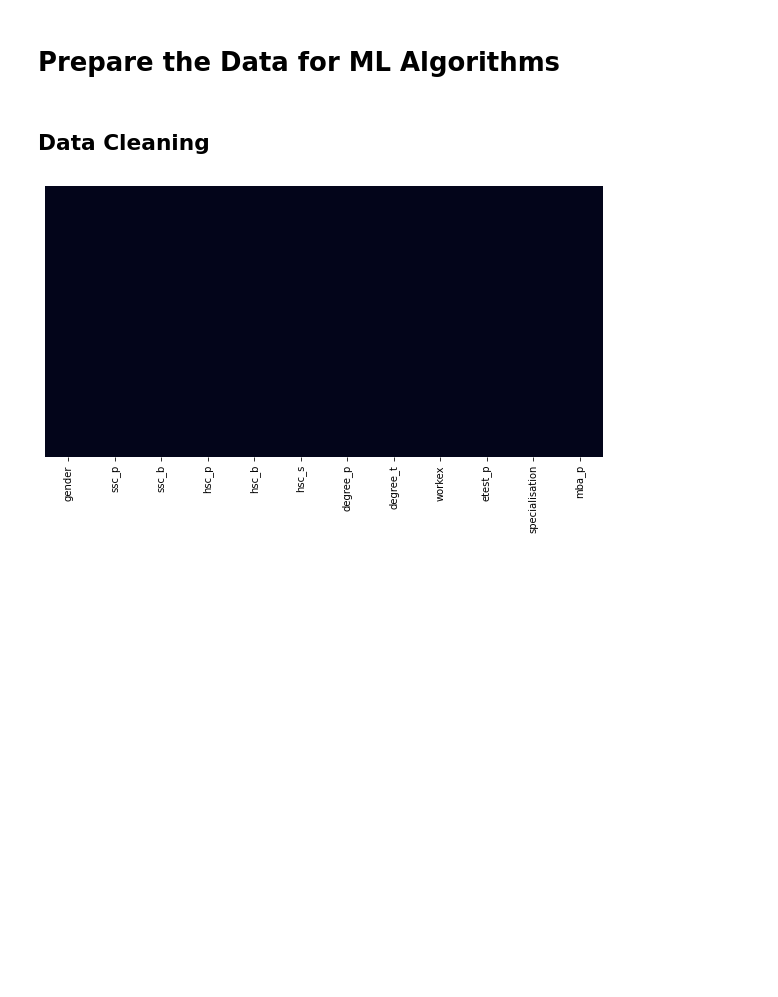
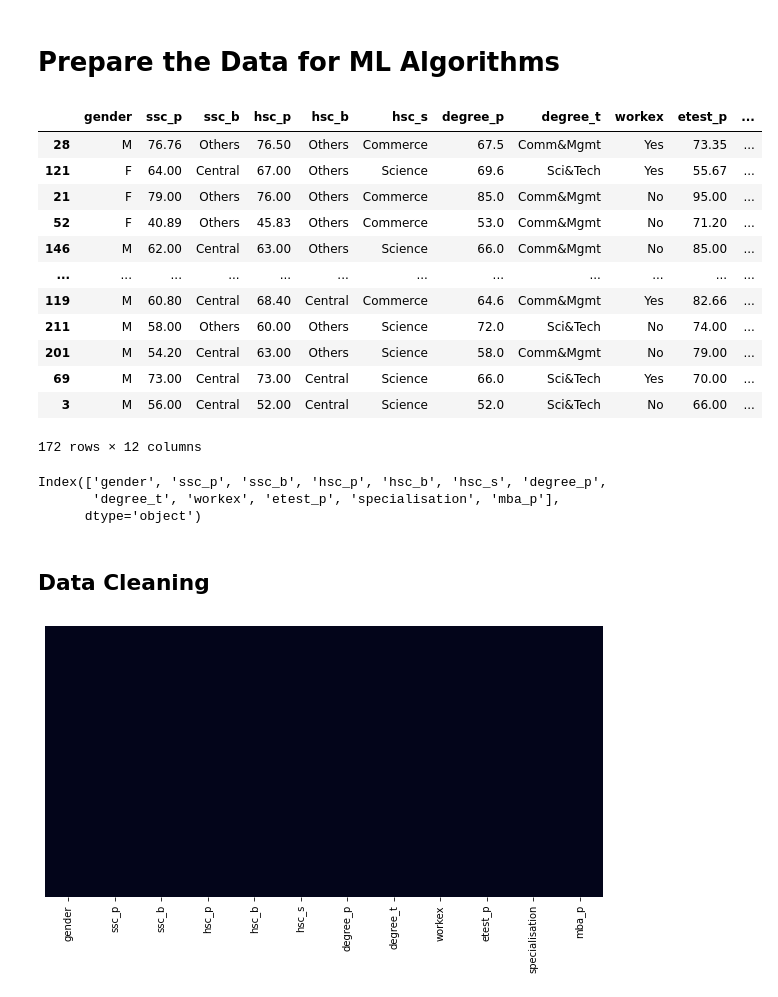
Before and after one commit to Kirushikesh/Campus_Recruitment_Prediction, a Jupyter notebook: CR_Machine_Learning.ipynb, the cells around one changed output. Cells and saved outputs as stored; diff of their text form; code cells hidden in the pictures; blank space fills up the shorter version.

```diff
--- a/CR_Machine_Learning.ipynb
+++ b/CR_Machine_Learning.ipynb
@@ -316,6 +316,28 @@ recruitment=strat_train_set.drop(['status','salary','sl_no'],axis=1)
 recruitment_labels=strat_train_set['status'].copy()
 # %%
 recruitment_labels=(recruitment_labels=='Placed').astype(np.int)
+# %%
+recruitment
+# %% [output]
+|  | gender | ssc_p | ssc_b | hsc_p | hsc_b | hsc_s | degree_p | degree_t | workex | etest_p | ... |
+| 28 | M | 76.76 | Others | 76.50 | Others | Commerce | 67.5 | Comm&Mgmt | Yes | 73.35 | ... |
+| 121 | F | 64.00 | Central | 67.00 | Others | Science | 69.6 | Sci&Tech | Yes | 55.67 | ... |
+| 21 | F | 79.00 | Others | 76.00 | Others | Commerce | 85.0 | Comm&Mgmt | No | 95.00 | ... |
+| 52 | F | 40.89 | Others | 45.83 | Others | Commerce | 53.0 | Comm&Mgmt | No | 71.20 | ... |
+| 146 | M | 62.00 | Central | 63.00 | Others | Science | 66.0 | Comm&Mgmt | No | 85.00 | ... |
+| ... | ... | ... | ... | ... | ... | ... | ... | ... | ... | ... | ... |
+| 119 | M | 60.80 | Central | 68.40 | Central | Commerce | 64.6 | Comm&Mgmt | Yes | 82.66 | ... |
+| 211 | M | 58.00 | Others | 60.00 | Others | Science | 72.0 | Sci&Tech | No | 74.00 | ... |
+| 201 | M | 54.20 | Central | 63.00 | Others | Science | 58.0 | Comm&Mgmt | No | 79.00 | ... |
+| 69 | M | 73.00 | Central | 73.00 | Central | Science | 66.0 | Sci&Tech | Yes | 70.00 | ... |
+| 3 | M | 56.00 | Central | 52.00 | Central | Science | 52.0 | Sci&Tech | No | 66.00 | ... |
+172 rows × 12 columns
+# %%
+recruitment.columns
+# %% [output]
+Index(['gender', 'ssc_p', 'ssc_b', 'hsc_p', 'hsc_b', 'hsc_s', 'degree_p',
+       'degree_t', 'workex', 'etest_p', 'specialisation', 'mba_p'],
+      dtype='object')
 # %% [markdown]
 ## Data Cleaning
 # %%
```
Also changed, not shown: parts of 28 cells of this notebook.
